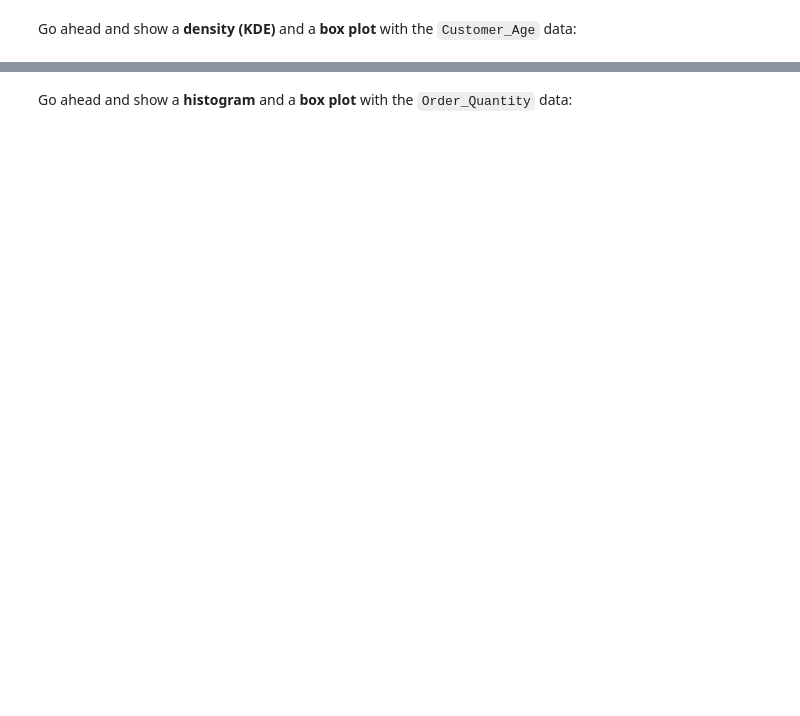
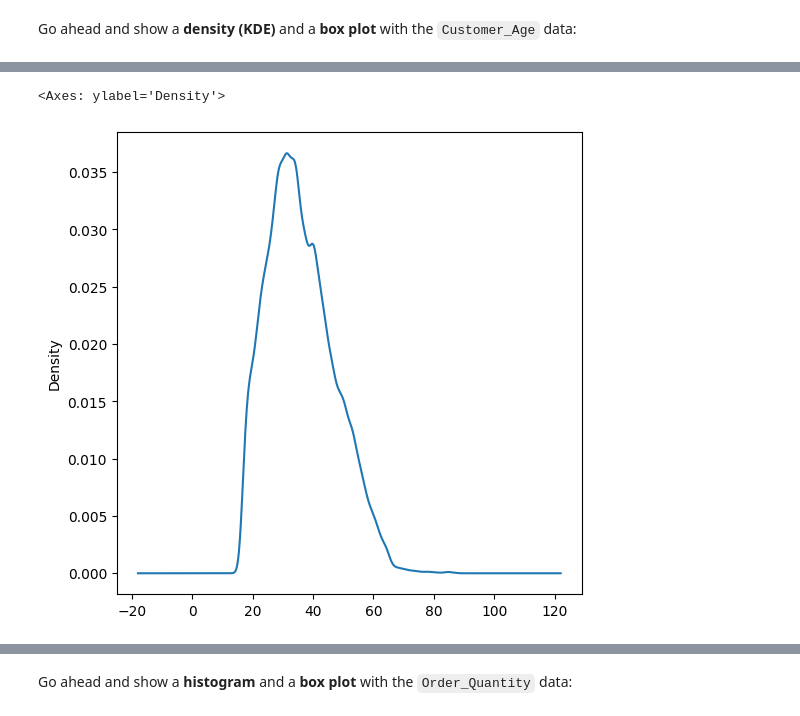
Before and after one commit to ChezhianR/FreeCodeCamp-Pandas-Real-Life-Example, a Jupyter notebook: Exercises_1.ipynb, the cells around one changed output, grey strips where cells are left out. Cells and saved outputs as stored; diff of their text form; code cells hidden in the pictures; blank space fills up the shorter version.

```diff
--- a/Exercises_1.ipynb
+++ b/Exercises_1.ipynb
@@ -41,3 +70,6 @@ Go ahead and show a <b>density (KDE)</b> and a <b>box plot</b> with the `Custome
 # %%
-sales['Customer_Age'].plot(kind='kde', figsize=(14,6))
+sales['Customer_Age'].plot(kind='kde', figsize=(6,6))
+# %% [output]
+<Axes: ylabel='Density'>
+[figure, added]
 # %%
```
Also changed, not shown: parts of 91 cells of this notebook, 1 other file.
